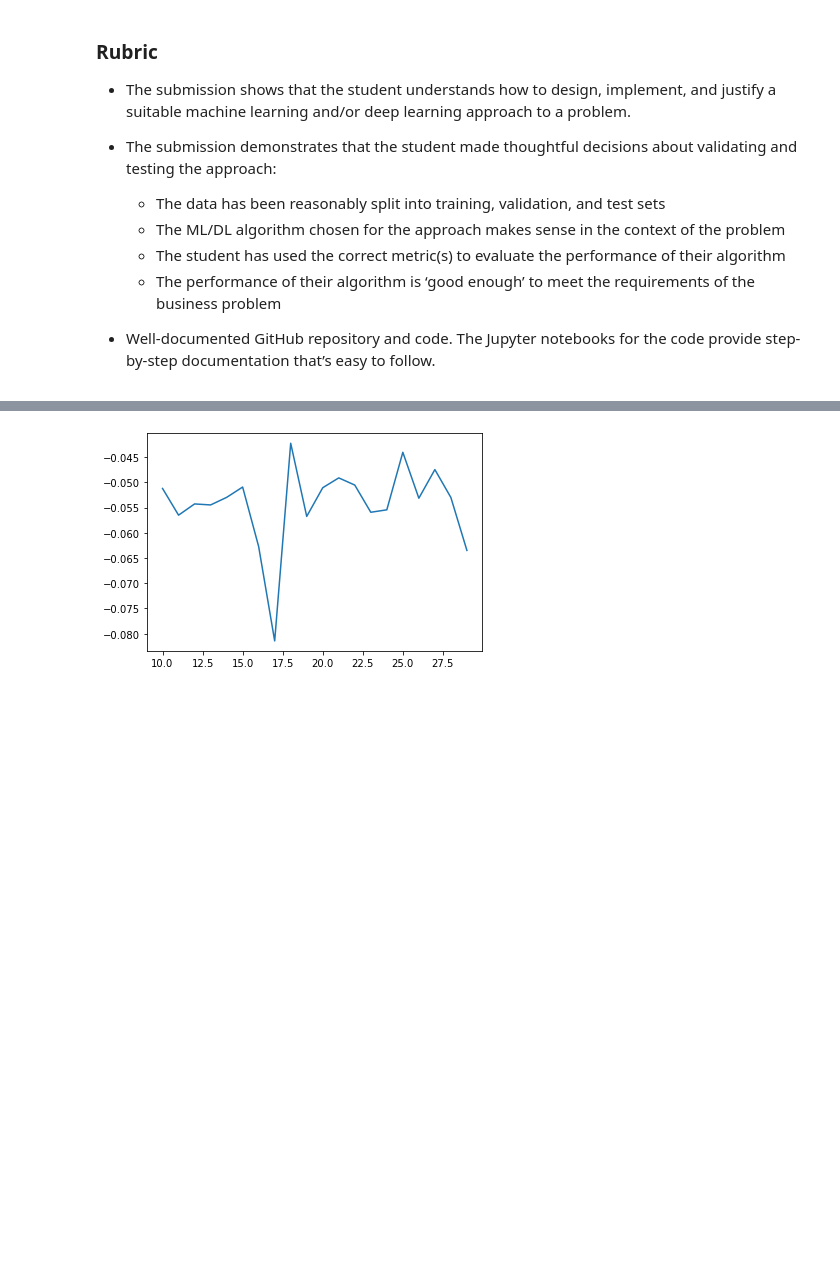
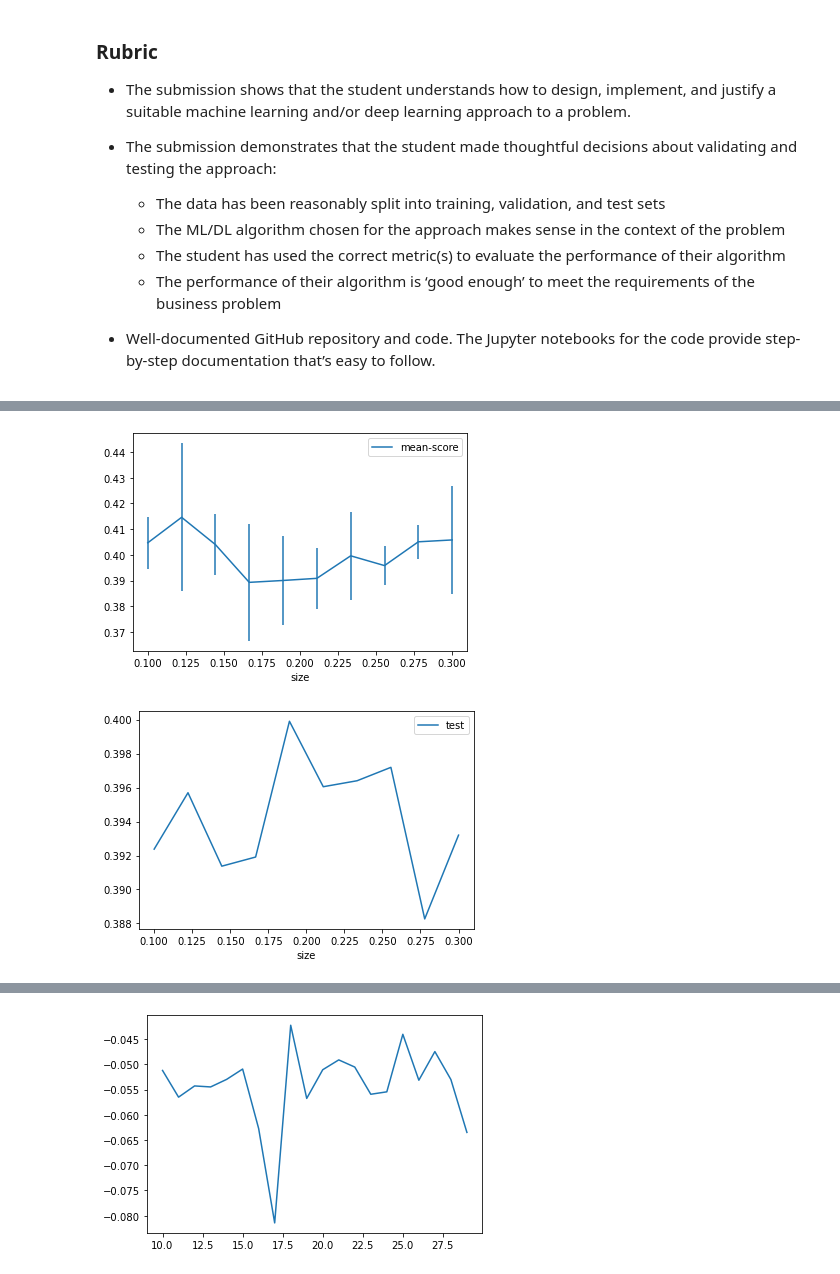
Before and after one commit to ryanjmccall/sb_ml_eng_capstone, a Jupyter notebook: capstone/notebooks/MELD_ML_DL_Prototype.ipynb, the cells around one changed output, grey strips where cells are left out. Saved outputs shown, nothing was run; the diff lists cells and outputs as text; code cells hidden in the pictures; blank space fills up the shorter version.

```diff
--- a/capstone/notebooks/MELD_ML_DL_Prototype.ipynb
+++ b/capstone/notebooks/MELD_ML_DL_Prototype.ipynb
@@ -76,0 +240,5 @@ y train (2740,)
+# %%
+experiment_subsampling(np.linspace(0.1, 0.3, 10), X, y=df.Sentiment)
+# %% [output]
+[figure, added]
+[figure, added]
```
Also changed, not shown: parts of 78 cells of this notebook.
